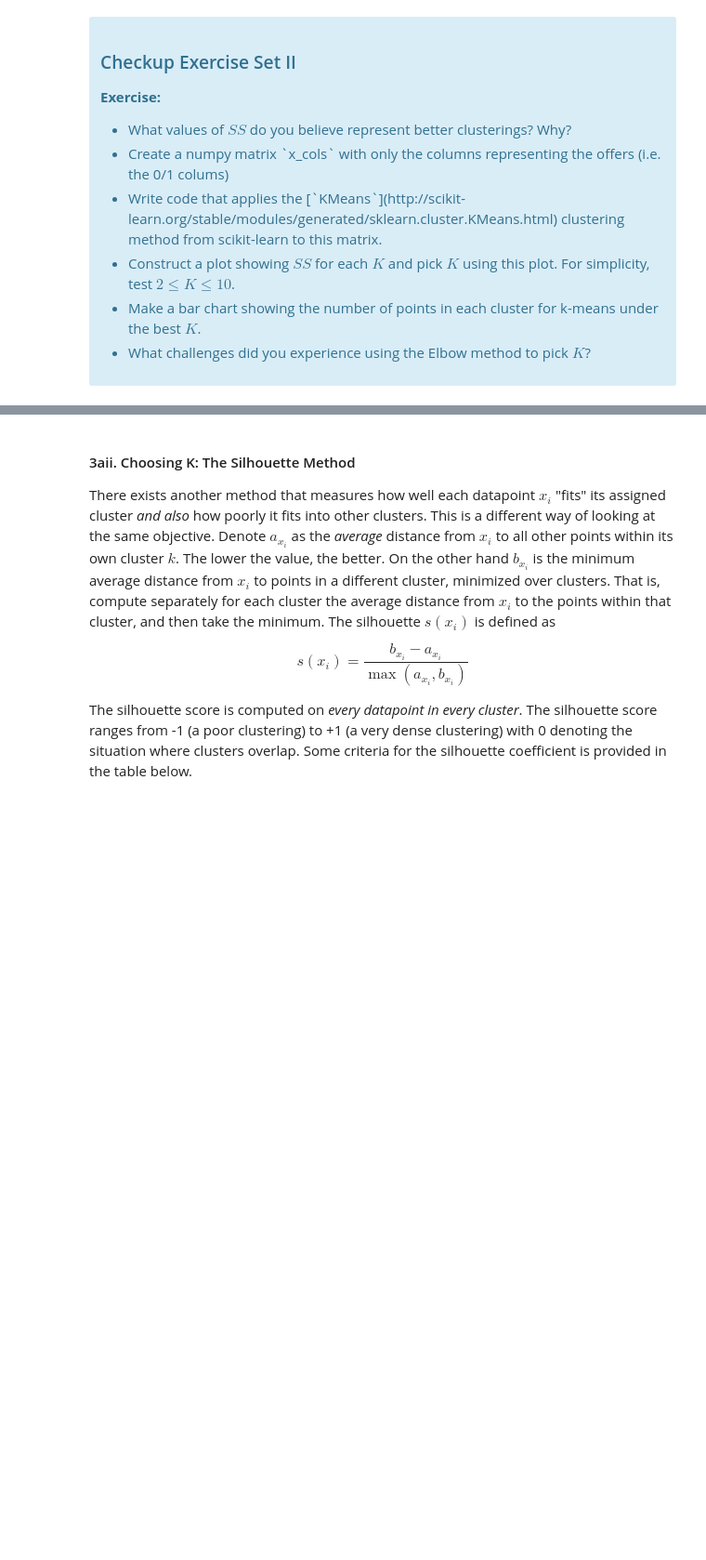
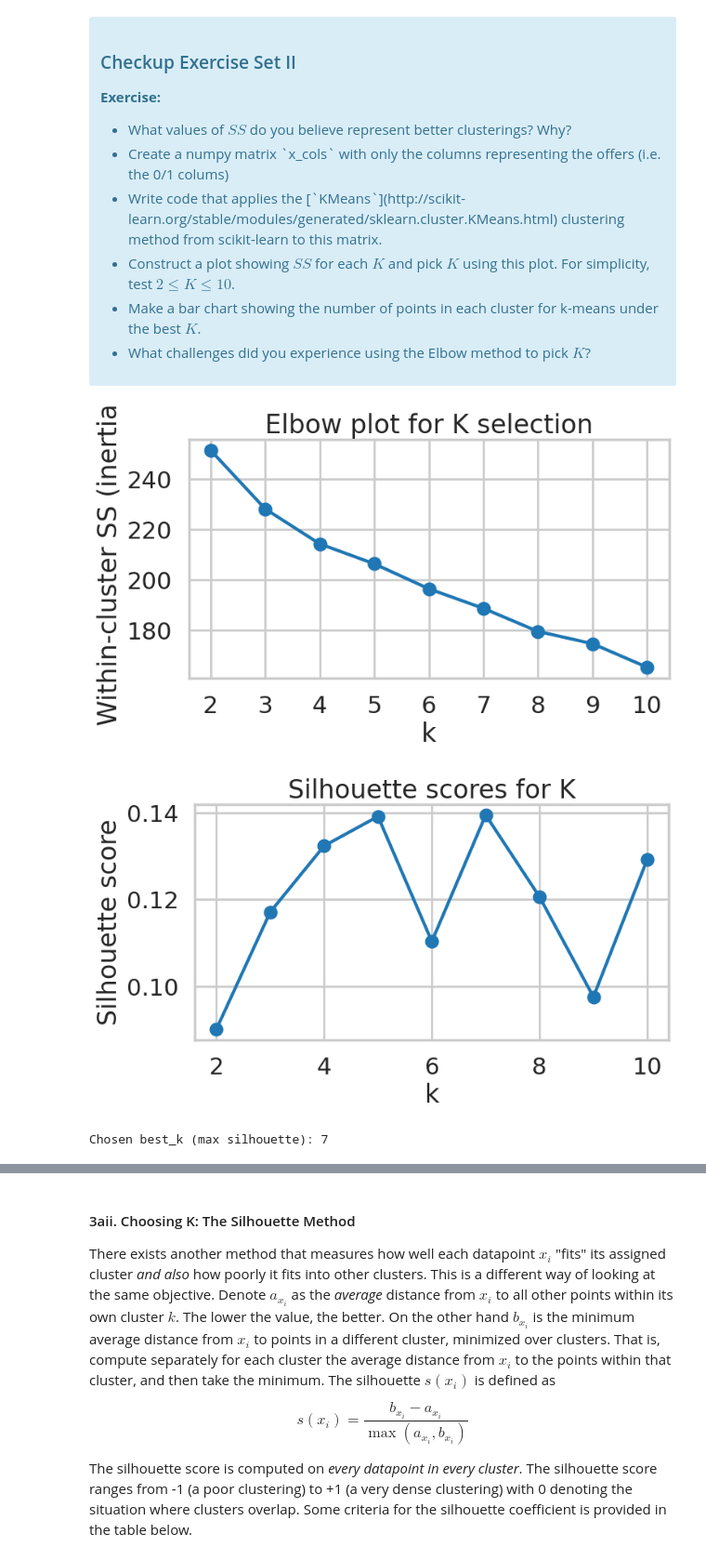
Before and after one commit to tanmanrok/LearningDS, a Jupyter notebook: ClusteringCaseStudy/Clustering Case Study - Customer Segmentation with K-Means - Tier 3.ipynb, the cells around one changed output, grey strips where cells are left out. Shown at 93% size. Saved outputs shown, nothing was run; the diff lists cells and outputs as text; code cells hidden in the pictures; blank space fills up the shorter version.

```diff
--- a/ClusteringCaseStudy/Clustering Case Study - Customer Segmentation with K-Means - Tier 3.ipynb
+++ b/ClusteringCaseStudy/Clustering Case Study - Customer Segmentation with K-Means - Tier 3.ipynb
@@ -151,0 +150,43 @@ where $x_i$ is a point, $C_k$ represents cluster $k$ and $\mu_k$ is the centroid
+# %%
+# Exercise Set II: KMeans Elbow & Silhouette
+# Build X matrix (offers)
+x_cols = df_pivot.drop(columns=['customer_name'])
+X = x_cols.values
+# Compute inertia for k=2..10
+from sklearn.cluster import KMeans
+ks = range(2,11)
+inertias = []
+sil_scores = []
+from sklearn.metrics import silhouette_score
+for k in ks:
+    km = KMeans(n_clusters=k, random_state=42, n_init=10)
+    labels = km.fit_predict(X)
+    inertias.append(km.inertia_)
+    sil_scores.append(silhouette_score(X, labels))
+# Plot elbow
+import matplotlib.pyplot as plt
+plt.figure(figsize=(8,4))
+plt.plot(list(ks), inertias, '-o')
+plt.xlabel('k'); plt.ylabel('Within-cluster SS (inertia)')
+plt.title('Elbow plot for K selection'); plt.xticks(list(ks)); plt.grid(True); plt.show()
+# Plot silhouette
+plt.figure(figsize=(8,4))
+plt.plot(list(ks), sil_scores, '-o')
+plt.xlabel('k'); plt.ylabel('Silhouette score'); plt.title('Silhouette scores for K'); plt.grid(True); plt.show()
+# Choose best_k by max silhouette
+best_k = ks[list(sil_scores).index(max(sil_scores))]
+print('Chosen best_k (max silhouette):', best_k)
+# Fit final model and show cluster sizes
+km_final = KMeans(n_clusters=best_k, random_state=42, n_init=10).fit(X)
+labels = km_final.labels_
+import pandas as pd
+counts = pd.Series(labels).value_counts().sort_index()
+ax = counts.plot(kind='bar', figsize=(6,4))
+ax.set_xlabel('Cluster'); ax.set_ylabel('Number of customers'); ax.set_title(f'Cluster sizes for k={best_k}')
+plt.show()
+# Attach labels back to df_pivot
+df_pivot['cluster'] = labels
+# %% [output]
+[figure, added]
+[figure, added]
+Chosen best_k (max silhouette): 7
```
Also changed, not shown: parts of 3 cells of this notebook.
